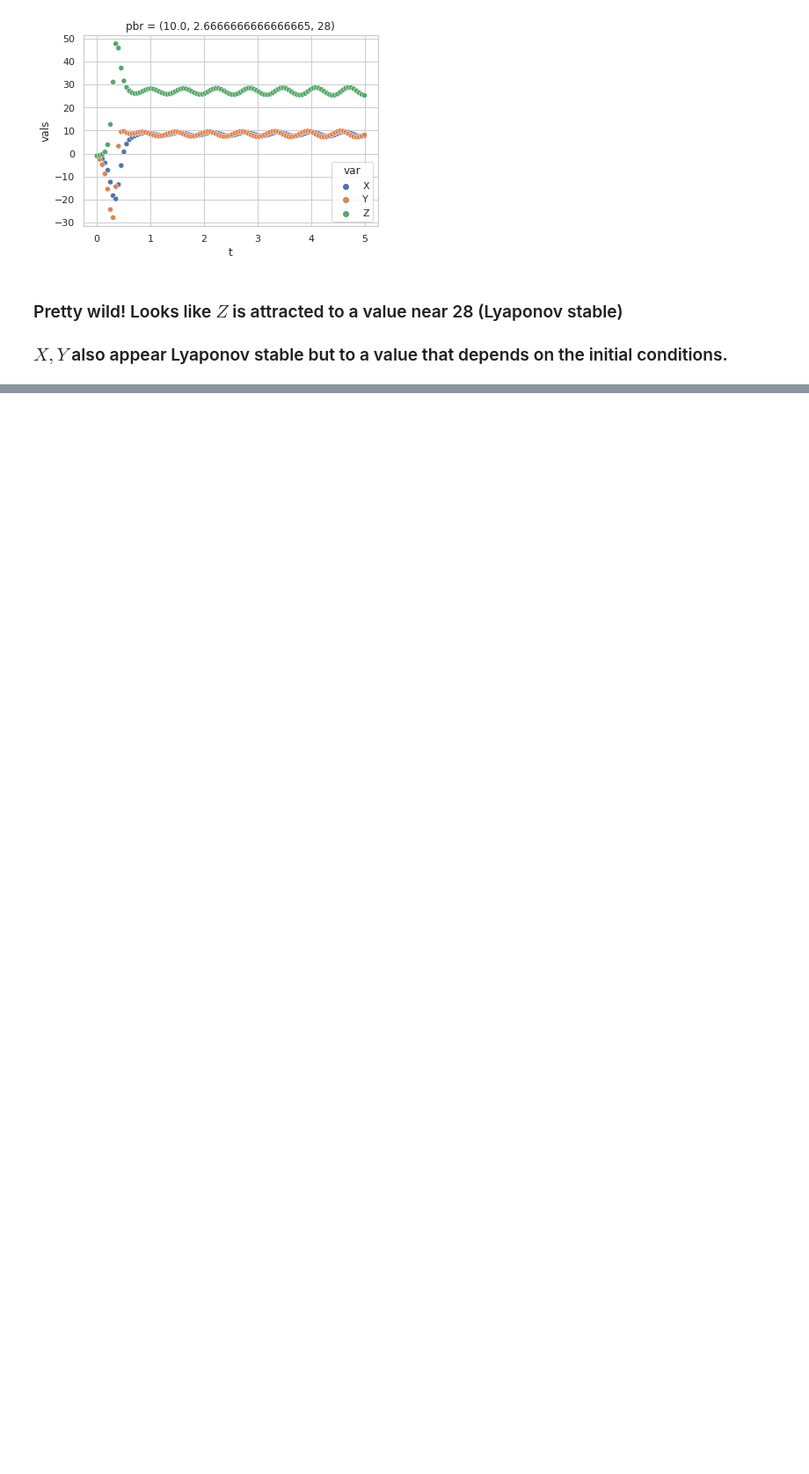
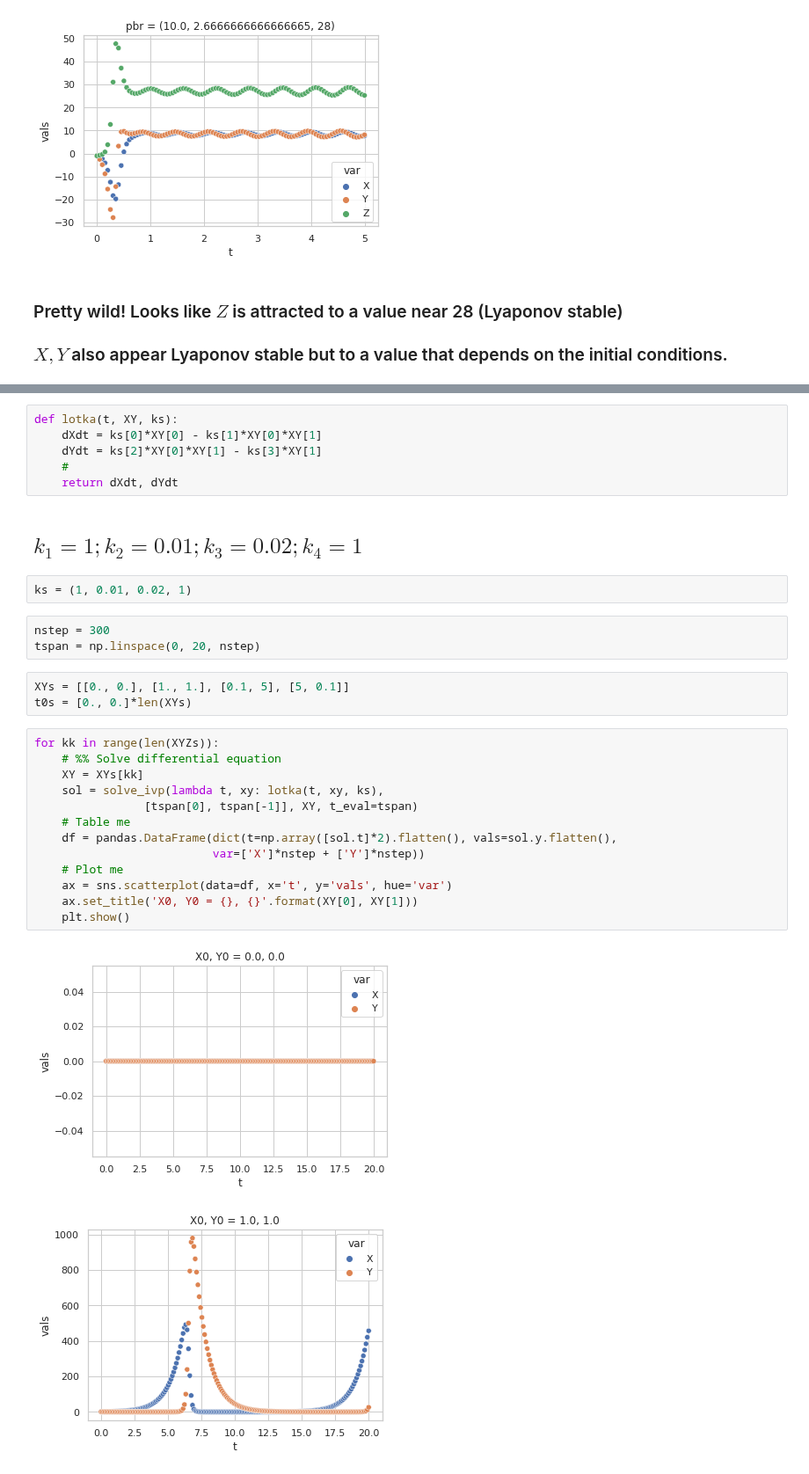
Before and after one commit to profxj/ocea200, a Jupyter notebook: SIO-216A/hw/Homework2.ipynb, the cells around one changed output, grey strips where cells are left out. Shown at 88% size. Saved outputs shown, nothing was run; the diff lists cells and outputs as text; blank space fills up the shorter version.

```diff
--- a/SIO-216A/hw/Homework2.ipynb
+++ b/SIO-216A/hw/Homework2.ipynb
@@ -186,0 +197,32 @@ for kk in range(len(XYZs)):
+# %%
+def lotka(t, XY, ks):
+    dXdt = ks[0]*XY[0] - ks[1]*XY[0]*XY[1]
+    dYdt = ks[2]*XY[0]*XY[1] - ks[3]*XY[1]
+    #
+    return dXdt, dYdt
+# %% [markdown]
+##  $k_1 = 1; k_2 = 0.01; k_3 = 0.02; k_4 = 1$
+# %%
+ks = (1, 0.01, 0.02, 1)
+# %%
+nstep = 300
+tspan = np.linspace(0, 20, nstep)
+# %%
+XYs = [[0., 0.], [1., 1.], [0.1, 5], [5, 0.1]]
+t0s = [0., 0.]*len(XYs)
+# %%
+for kk in range(len(XYZs)):
+    # %% Solve differential equation
+    XY = XYs[kk]
+    sol = solve_ivp(lambda t, xy: lotka(t, xy, ks),
+                [tspan[0], tspan[-1]], XY, t_eval=tspan)
+    # Table me
+    df = pandas.DataFrame(dict(t=np.array([sol.t]*2).flatten(), vals=sol.y.flatten(),
+                          var=['X']*nstep + ['Y']*nstep))
+    # Plot me
+    ax = sns.scatterplot(data=df, x='t', y='vals', hue='var')
+    ax.set_title('X0, Y0 = {}, {}'.format(XY[0], XY[1]))
+    plt.show()
+# %% [output]
+[figure, added]
+[figure, added]
```
Also changed, not shown: parts of 11 cells of this notebook.
